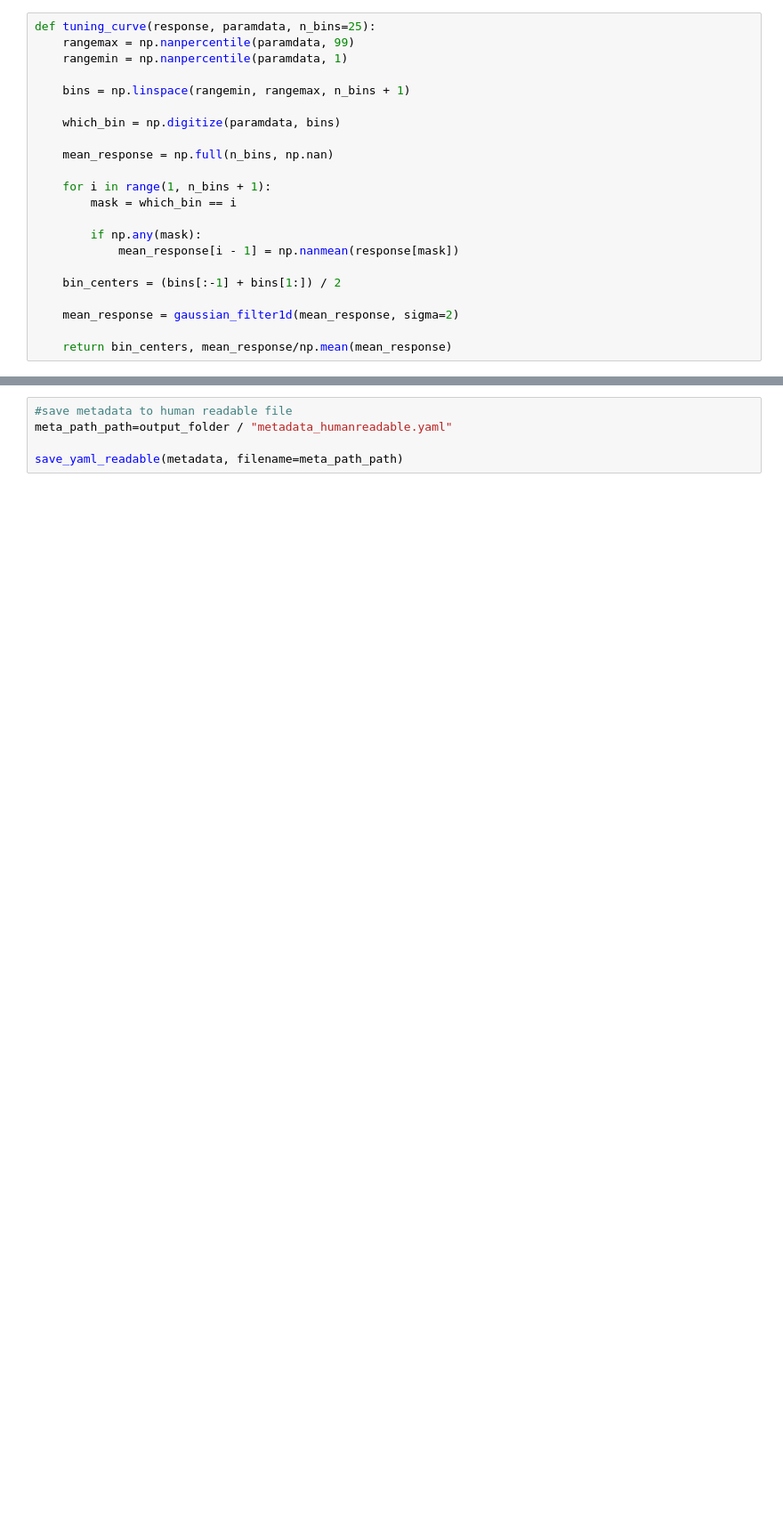
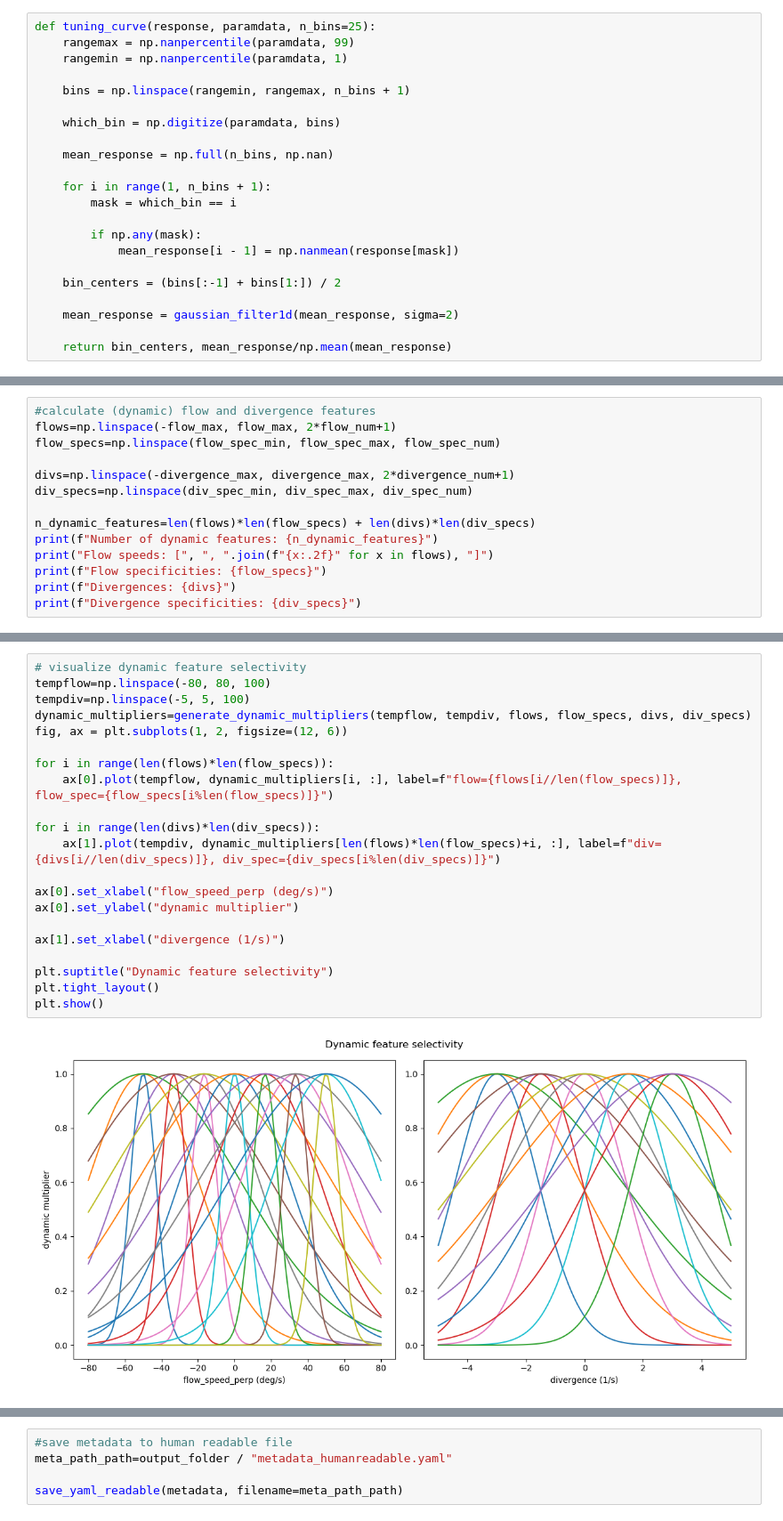
Before and after one commit to katonage/waven2, a Jupyter notebook: waven2/S4_feature_estimation_vS.ipynb, the cells around one changed output, grey strips where cells are left out. Shown at 89% size. Saved outputs shown, nothing was run; the diff lists cells and outputs as text; blank space fills up the shorter version.

```diff
--- a/waven2/S4_feature_estimation_vS.ipynb
+++ b/waven2/S4_feature_estimation_vS.ipynb
@@ -1160,0 +1206,14 @@ plt.show()
+# %%
+#calculate (dynamic) flow and divergence features
+flows=np.linspace(-flow_max, flow_max, 2*flow_num+1)
+flow_specs=np.linspace(flow_spec_min, flow_spec_max, flow_spec_num)
+
+divs=np.linspace(-divergence_max, divergence_max, 2*divergence_num+1)
+div_specs=np.linspace(div_spec_min, div_spec_max, div_spec_num)
+
+n_dynamic_features=len(flows)*len(flow_specs) + len(divs)*len(div_specs)
+print(f"Number of dynamic features: {n_dynamic_features}")
+print("Flow speeds: [", ", ".join(f"{x:.2f}" for x in flows), "]")
+print(f"Flow specificities: {flow_specs}")
+print(f"Divergences: {divs}")
+print(f"Divergence specificities: {div_specs}")
@@ -1160,0 +1251,23 @@ plt.show()
+# %%
+# visualize dynamic feature selectivity
+tempflow=np.linspace(-80, 80, 100)
+tempdiv=np.linspace(-5, 5, 100)
+dynamic_multipliers=generate_dynamic_multipliers(tempflow, tempdiv, flows, flow_specs, divs, div_specs)
+fig, ax = plt.subplots(1, 2, figsize=(12, 6))
+
+for i in range(len(flows)*len(flow_specs)):
+    ax[0].plot(tempflow, dynamic_multipliers[i, :], label=f"flow={flows[i//len(flow_specs)]}, flow_spec={flow_specs[i%len(flow_specs)]}")
+
+for i in range(len(divs)*len(div_specs)):
+    ax[1].plot(tempdiv, dynamic_multipliers[len(flows)*len(flow_specs)+i, :], label=f"div={divs[i//len(div_specs)]}, div_spec={div_specs[i%len(div_specs)]}")
+
+ax[0].set_xlabel("flow_speed_perp (deg/s)")
+ax[0].set_ylabel("dynamic multiplier")
+
+ax[1].set_xlabel("divergence (1/s)")
+
+plt.suptitle("Dynamic feature selectivity")
+plt.tight_layout()
+plt.show()
+# %% [output]
+[figure, added]
```
Also changed, not shown: parts of 21 cells of this notebook.
